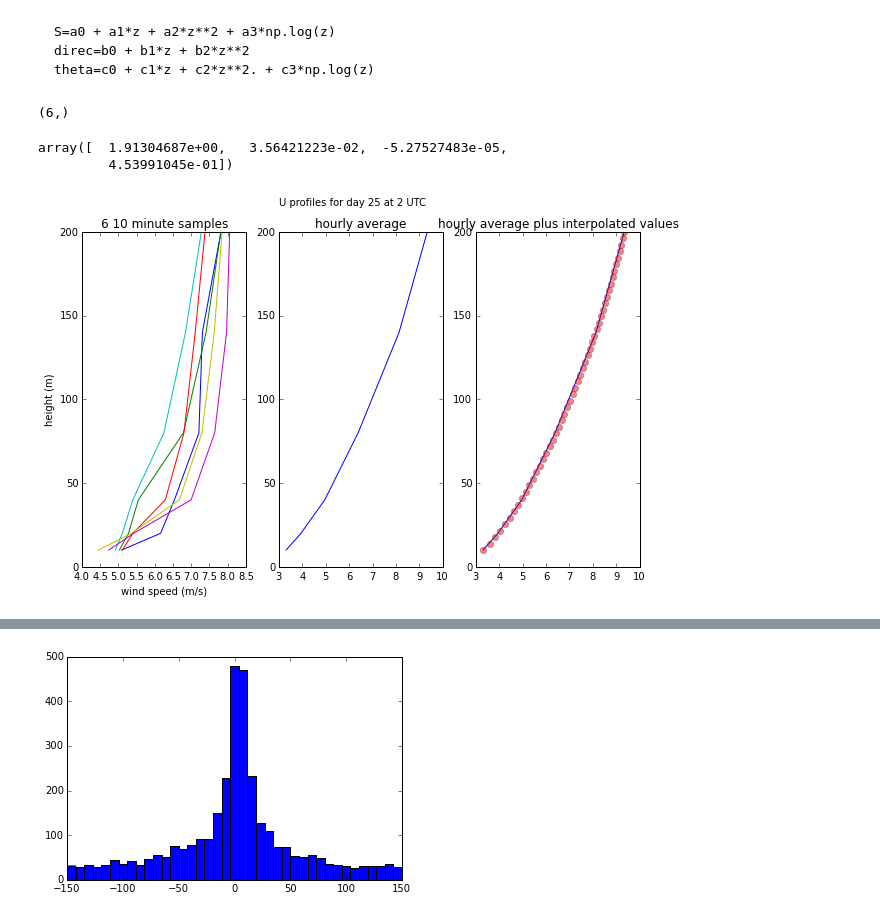
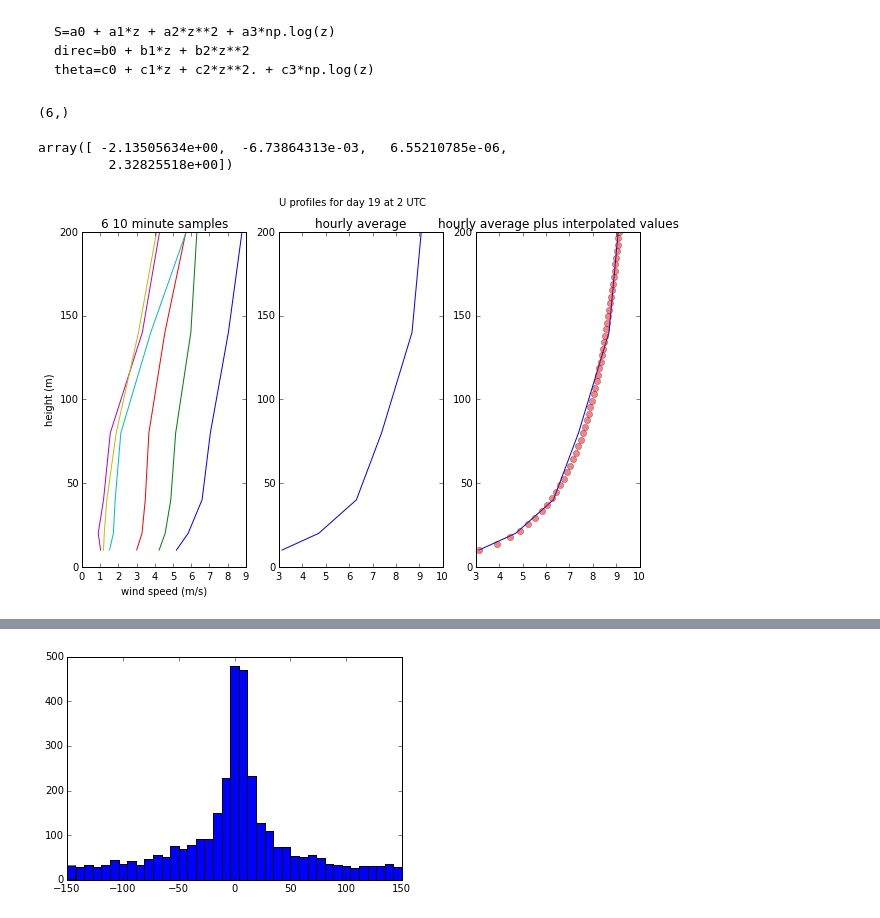
Before and after one commit to tc637/atsc500, a Jupyter notebook: notebooks/do_fit_tim1.ipynb, the cells around one changed output, grey strips where cells are left out. Saved outputs shown, nothing was run; the diff lists cells and outputs as text; code cells hidden in the pictures.

```diff
--- a/notebooks/do_fit_tim1.ipynb
+++ b/notebooks/do_fit_tim1.ipynb
@@ -58,7 +58,7 @@ warnings.filterwarnings("ignore",category=scipy.optimize.OptimizeWarning)
 
 # 2 UTC
 hour1=2 # early morning
-day=25
+day=19
 fig,ax=plt.subplots(1,3,figsize=(10,6))
 sample1=aug_speed[day,hour,:,:]
 fig.suptitle('U profiles for day {} at {} UTC'.format(day,hour1))
@@ -68,36 +68,36 @@ ax[0].set(title='6 10 minute samples',xlabel='wind speed (m/s)',
 ax[1].plot(hourly_wind_avg[day,hour1,:],z)
 ax[1].set(title='hourly average')
 ax[2].plot(hourly_wind_avg[day,hour1,:],z)
 ax[2].set(title='hourly average plus interpolated values')
 #
 # flip tower data so it goes from bottom to top
 # and get rid of the lowest level, which doesn't
 # have a measurement
 #
 rev_z=z[::-1]
 rev_z=rev_z[1:]
 print(rev_z.shape)
 test=hourly_wind_avg[day,hour1,::-1]
 test=test[1:]
 
 def wind_func(z, *coeffs):
     'nonlinear function in a and to fit to data'
     fit = coeffs[0] + coeffs[1]*z + coeffs[2]*z**2. + coeffs[3]*np.log(z)
     return fit
 
 initial_guess=[0,0,0,0]
 pars, pcov = curve_fit(wind_func, rev_z, test, p0=initial_guess)
 initial_guess
 pars
 zinterp=np.linspace(10.,200,50.)
 speed_interp=wind_func(zinterp,*pars)
 ax[2].plot(speed_interp,zinterp,'ro',alpha=0.5)
 pars
 # %% [output]
 (6,)
-array([  1.91304687e+00,   3.56421223e-02,  -5.27527483e-05,
-         4.53991045e-01])
+array([ -2.13505634e+00,  -6.73864313e-03,   6.55210785e-06,
+         2.32825518e+00])
-[figure, old version]
+[figure, new version]
 # %%
 # 10 UTC
 hour2=10 # later morning
```
Also changed, not shown: parts of 4 cells of this notebook, 4 other files.
